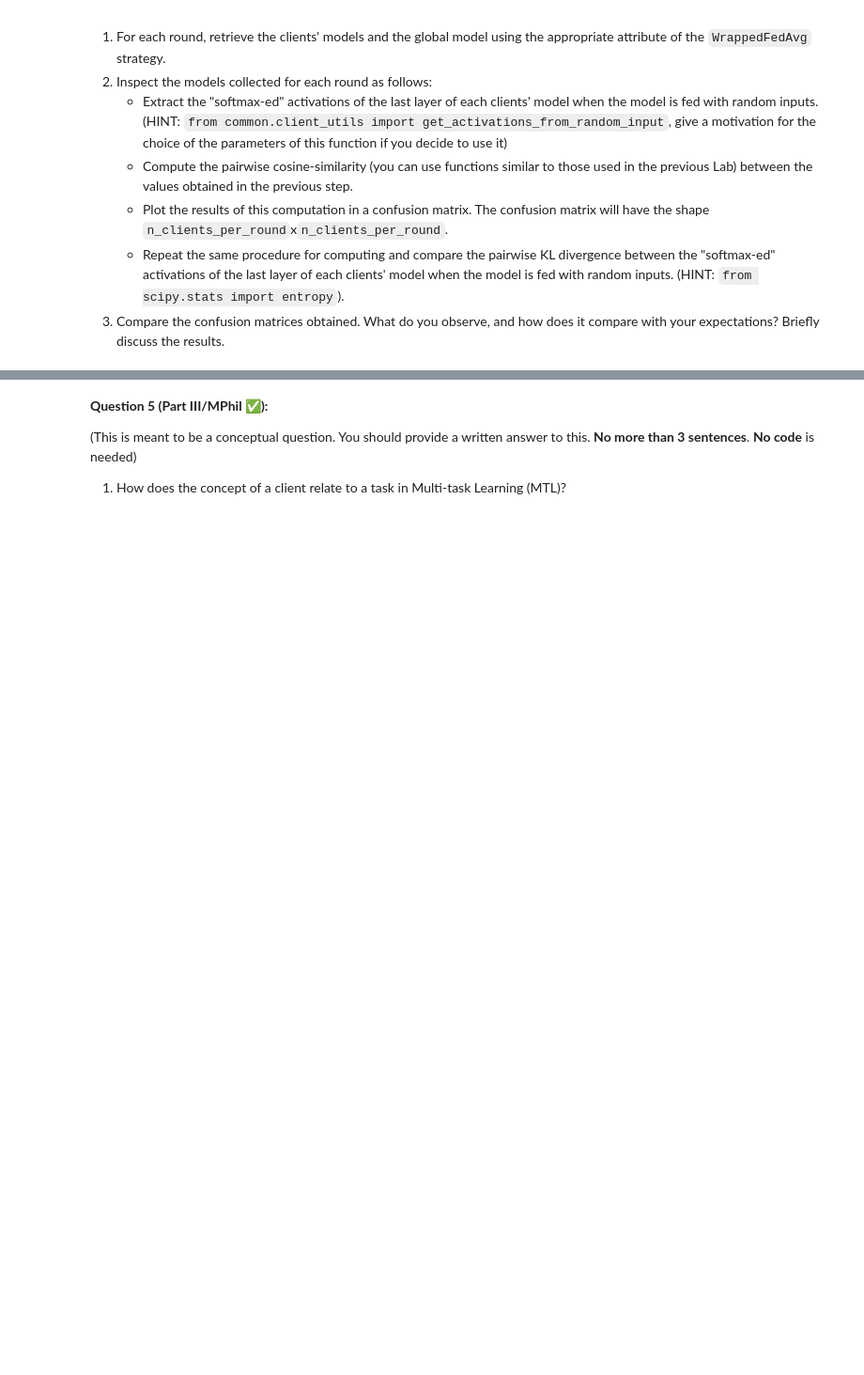
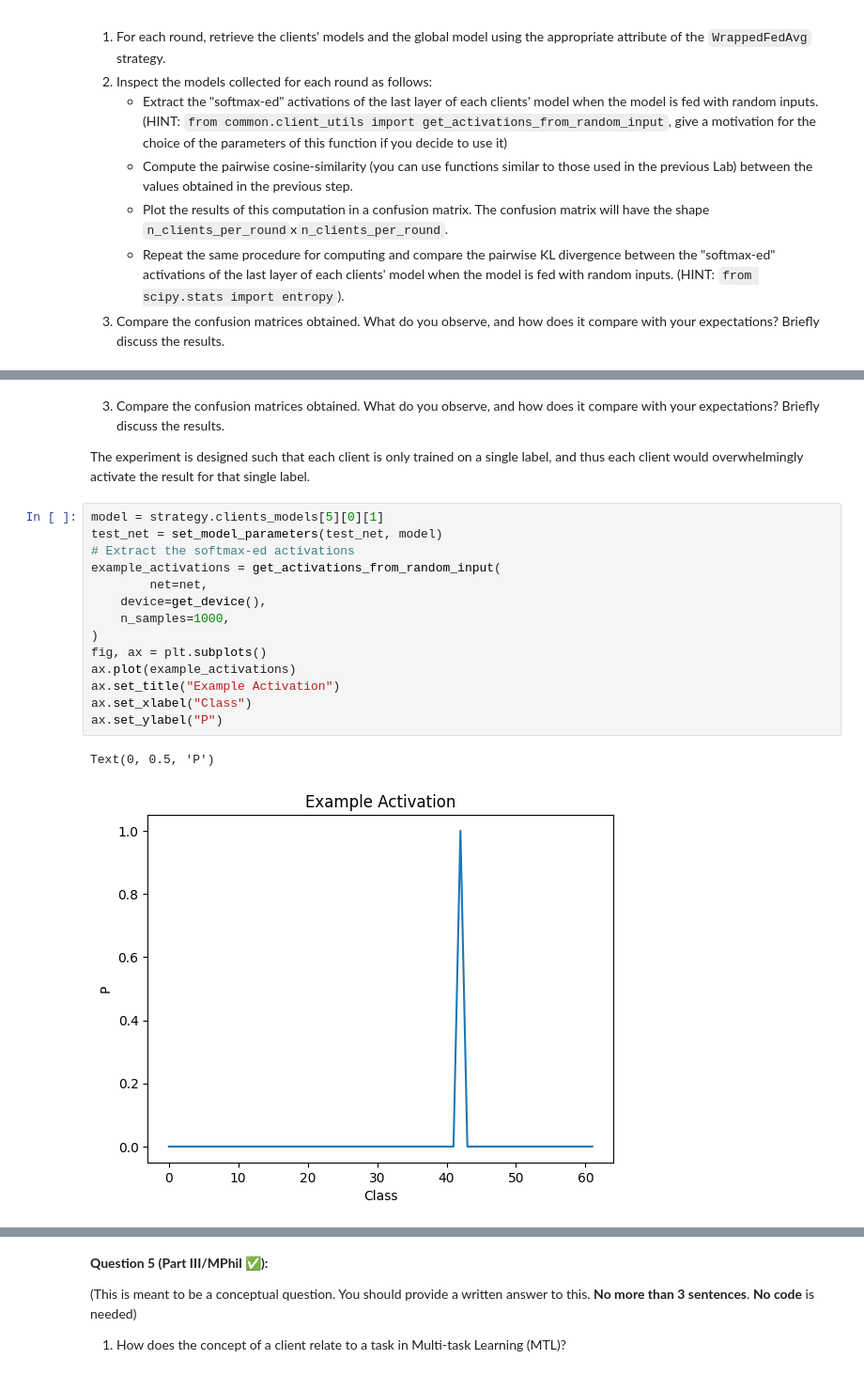
Before and after one commit to MarkHaoxiang/federated-learning, a Jupyter notebook: lab2/FL_hxl23_Lab 2.ipynb, the cells around one changed output, grey strips where cells are left out. Shown at 94% size. Drawn from its saved outputs; the diff is of its cells as text; blank space fills up the shorter version.

```diff
--- a/lab2/FL_hxl23_Lab 2.ipynb
+++ b/lab2/FL_hxl23_Lab 2.ipynb
@@ -1059,0 +1118,21 @@ Text(0, 0.5, 'KL Divergence')
+# %% [markdown]
+3. Compare the confusion matrices obtained. What do you observe, and how does it compare with your expectations? Briefly discuss the results.
+
+The experiment is designed such that each client is only trained on a single label, and thus each client would overwhelmingly activate the result for that single label.
+# %%
+model = strategy.clients_models[5][0][1]
+test_net = set_model_parameters(test_net, model)
+# Extract the softmax-ed activations
+example_activations = get_activations_from_random_input(
+        net=net,
+    device=get_device(),
+    n_samples=1000,
+)
+fig, ax = plt.subplots()
+ax.plot(example_activations)
+ax.set_title("Example Activation")
+ax.set_xlabel("Class")
+ax.set_ylabel("P")
+# %% [output]
+Text(0, 0.5, 'P')
+[figure, added]
```
Also changed, not shown: parts of 30 cells of this notebook.
